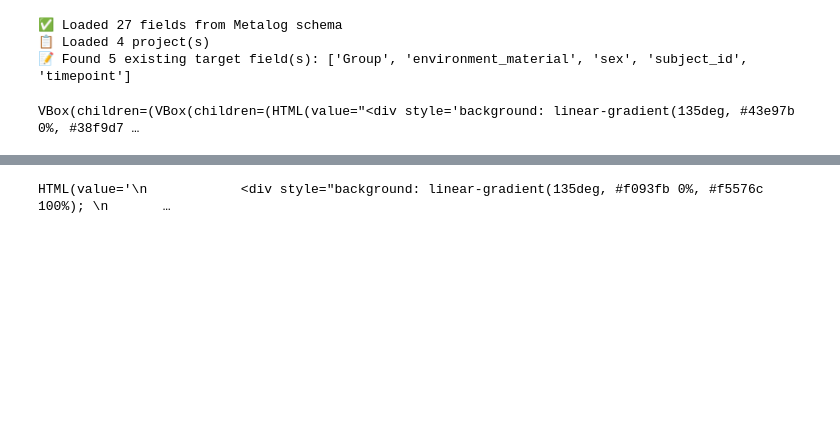
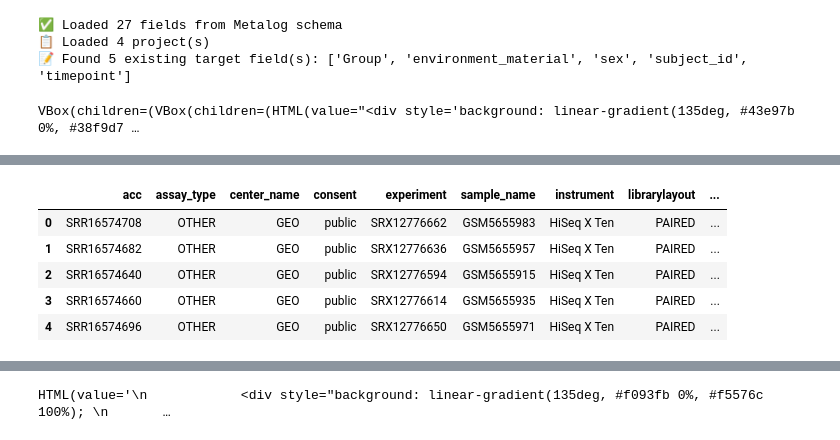
Before and after one commit to YPinto-Lab/cohort-query, a Jupyter notebook: runner.ipynb, the cells around one changed output, grey strips where cells are left out. Saved outputs shown, nothing was run; the diff lists cells and outputs as text; code cells hidden in the pictures; blank space fills up the shorter version.

```diff
--- a/runner.ipynb
+++ b/runner.ipynb
@@ -209,21 +144,69 @@ else:
 # %%
-# --- Step 7: Alpha Diversity Analysis ---
-#
-# This cell provides interactive alpha diversity analysis using a Manager pattern.
-# The AlphaDiversityManager encapsulates all UI logic and computation, ensuring
-# clean separation from other analysis cells.
-#
-# Features:
-#   - Richness (observed taxa count) at any taxonomic rank
-#   - Shannon Index (evenness-weighted diversity)
-#   - Taxon filtering (e.g., analyze only Bacteria)
-#   - Group by any mapped categorical variable
-#   - Box plots with summary statistics
-#
-# Prerequisites: enriched_df from Step 6
+TAXON_KEY_SEP = "||"
 
-from managers.AlphaDiversityManager.alpha_diversity_manager import AlphaDiversityManager
+def build_canonical_analysis_dataset(enriched_metadata_df, taxonomy_df, taxon_key_sep=TAXON_KEY_SEP):
+    metadata_columns = list(enriched_metadata_df.columns)
+    lineage_columns = [c for c in ["ileft", "iright"] if c in taxonomy_df.columns]
 
-alpha_manager = AlphaDiversityManager(enriched_df, set(sra_metadata_df.columns))
-alpha_manager.run()
+    taxonomy_for_wide = taxonomy_df[["acc", "tax_id", "rank", "name", "total_count"] + lineage_columns].copy()
+    taxonomy_for_wide["taxon_key"] = (
+        taxonomy_for_wide["rank"].astype(str)
+        + taxon_key_sep
+        + taxonomy_for_wide["name"].astype(str)
+        + taxon_key_sep
+        + taxonomy_for_wide["tax_id"].astype(str)
+    )
+    taxonomy_for_wide = (
+        taxonomy_for_wide[["acc", "taxon_key", "total_count"]]
+        .groupby(["acc", "taxon_key"], as_index=False)["total_count"]
+        .sum()
+    )
+
+    taxa_counts_wide = taxonomy_for_wide.pivot(
+        index="acc",
+        columns="taxon_key",
+        values="total_count",
+    ).fillna(0)
+
+    lookup_base = taxonomy_df[["tax_id", "rank", "name"] + lineage_columns].copy()
+    lookup_base["taxon_key"] = (
+        lookup_base["rank"].astype(str)
+        + taxon_key_sep
+        + lookup_base["name"].astype(str)
+        + taxon_key_sep
+        + lookup_base["tax_id"].astype(str)
+    )
+    taxon_lookup_columns = ["taxon_key", "rank", "name", "tax_id"] + lineage_columns
+    taxon_lookup_df = lookup_base[taxon_lookup_columns].drop_duplicates(subset=["taxon_key"])
+
+    abundance_metadata_matrix = enriched_metadata_df.merge(taxa_counts_wide.reset_index(), on="acc", how="left")
+    taxa_feature_columns = [c for c in abundance_metadata_matrix.columns if c not in metadata_columns]
+    abundance_metadata_matrix[taxa_feature_columns] = abundance_metadata_matrix[taxa_feature_columns].fillna(0)
+    abundance_matrix = abundance_metadata_matrix[["acc"] + taxa_feature_columns].set_index("acc")
+
+    return abundance_metadata_matrix, taxon_lookup_df, metadata_columns, abundance_matrix
+
+taxonomy_table = SRATaxonomyAccessor.get(taxonomy_source)
+abundance_metadata_matrix, taxon_lookup_df, metadata_columns, abundance_matrix = build_canonical_analysis_dataset(
+    enriched_metadata_df=enriched_metadata,
+    taxonomy_df=taxonomy_table,
+    taxon_key_sep=TAXON_KEY_SEP,
+)
+
+output_dir = Path("results") / view_name
+output_dir.mkdir(parents=True, exist_ok=True)
+taxa_matrix_csv_path = output_dir / "Ask_SLM_Taxon_Abundance_Matrix.csv"
+canonical_dataset_csv_path = output_dir / "Ask_SLM_Analysis_Wide_Dataset.csv"
+abundance_matrix.to_csv(taxa_matrix_csv_path)
+abundance_metadata_matrix.to_csv(canonical_dataset_csv_path, index=False)
+
+display(
+    pd.DataFrame(
+        {
+            "artifact": ["abundance_matrix", "abundance_metadata_matrix"],
+            "path": [str(taxa_matrix_csv_path), str(canonical_dataset_csv_path)],
+        }
+    )
+)
+display(abundance_metadata_matrix[metadata_columns].head())
 # %% [output]
@@ -229,0 +216,6 @@ alpha_manager.run()
+|  | acc | assay_type | center_name | consent | experiment | sample_name | instrument | librarylayout | ... |
+| 0 | SRR16574708 | OTHER | GEO | public | SRX12776662 | GSM5655983 | HiSeq X Ten | PAIRED | ... |
+| 1 | SRR16574682 | OTHER | GEO | public | SRX12776636 | GSM5655957 | HiSeq X Ten | PAIRED | ... |
+| 2 | SRR16574640 | OTHER | GEO | public | SRX12776594 | GSM5655915 | HiSeq X Ten | PAIRED | ... |
+| 3 | SRR16574660 | OTHER | GEO | public | SRX12776614 | GSM5655935 | HiSeq X Ten | PAIRED | ... |
+| 4 | SRR16574696 | OTHER | GEO | public | SRX12776650 | GSM5655971 | HiSeq X Ten | PAIRED | ... |
```
Also changed, not shown: parts of 13 cells of this notebook, 2 other files.
